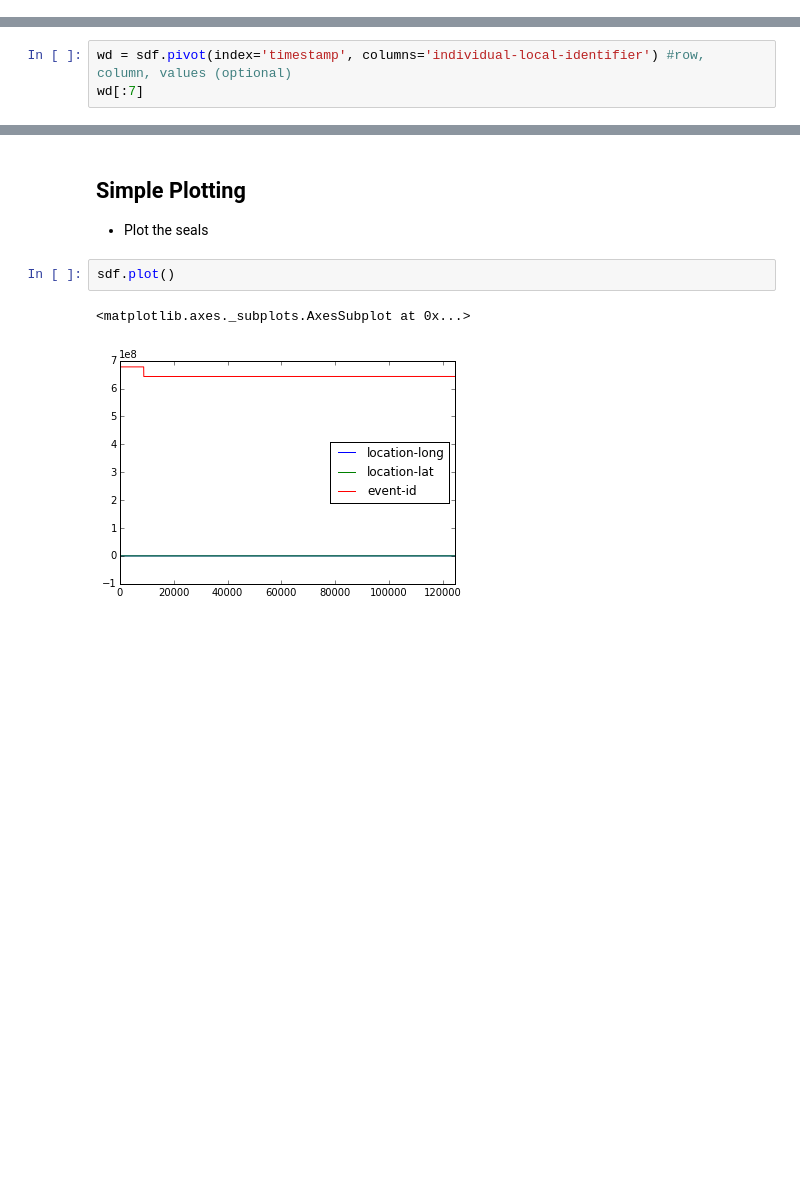
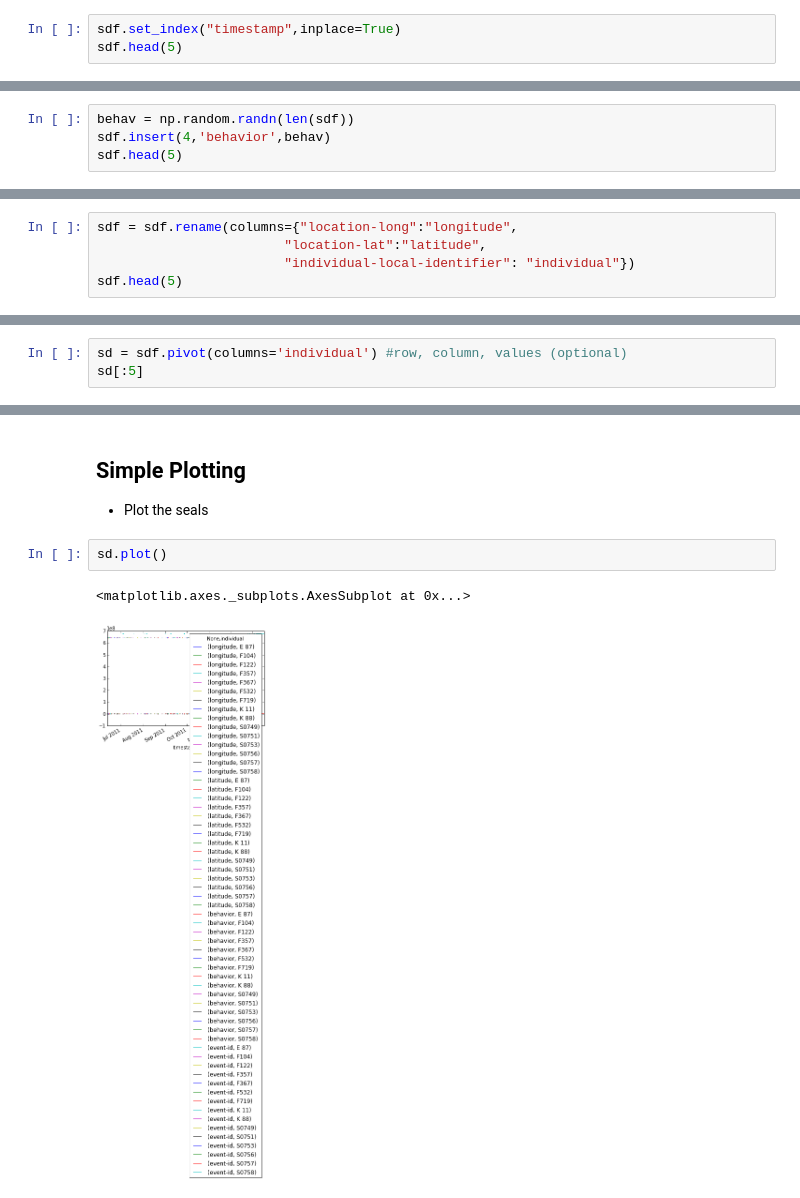
Before and after one commit to nealmcb/Final_Tutorials, a Jupyter notebook: Python_DataAnalysis/pandas.ipynb, the cells around one changed output, grey strips where cells are left out. Drawn from its saved outputs; the diff is of its cells as text; blank space fills up the shorter version.

```diff
--- a/Python_DataAnalysis/pandas.ipynb
+++ b/Python_DataAnalysis/pandas.ipynb
@@ -170,0 +188,3 @@ array(['E 87', 'S0749', 'S0757', 'F104', 'S0753', 'F122', 'K 88', 'K 11',
+# %%
+sdf.set_index("timestamp",inplace=True)
+sdf.head(5)
@@ -170,0 +204,4 @@ array(['E 87', 'S0749', 'S0757', 'F104', 'S0753', 'F122', 'K 88', 'K 11',
+# %%
+behav = np.random.randn(len(sdf))
+sdf.insert(4,'behavior',behav)
+sdf.head(5)
@@ -170,0 +222,5 @@ array(['E 87', 'S0749', 'S0757', 'F104', 'S0753', 'F122', 'K 88', 'K 11',
+# %%
+sdf = sdf.rename(columns={"location-long":"longitude",
+                        "location-lat":"latitude",
+                        "individual-local-identifier": "individual"})
+sdf.head(5)
@@ -176,6 +256,6 @@ array(['E 87', 'S0749', 'S0757', 'F104', 'S0753', 'F122', 'K 88', 'K 11',
 * Index: timestamp
 * Columns: the individuals
 # %%
-wd = sdf.pivot(index='timestamp', columns='individual-local-identifier') #row, column, values (optional)
-wd[:7]
+sd = sdf.pivot(columns='individual') #row, column, values (optional)
+sd[:5]
 # %% [output]
@@ -287,8 +354,8 @@ wd[[('location-lat', "F719"), ('location-long', "F719")]].dropna()[::200]
 
 - Plot the seals
 # %%
-sdf.plot()
+sd.plot()
 # %% [output]
 <matplotlib.axes._subplots.AxesSubplot at 0x...>
-[figure, old version]
+[figure, new version]
 # %%
```
Also changed, not shown: parts of 37 cells of this notebook, 1 other file.
